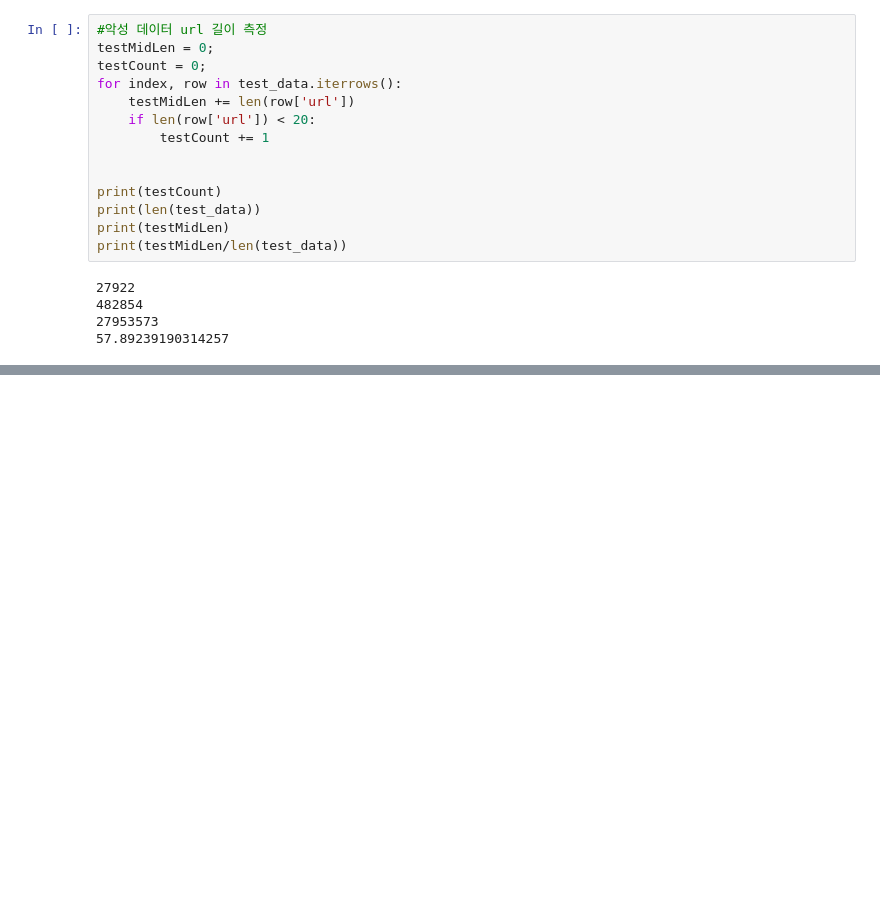
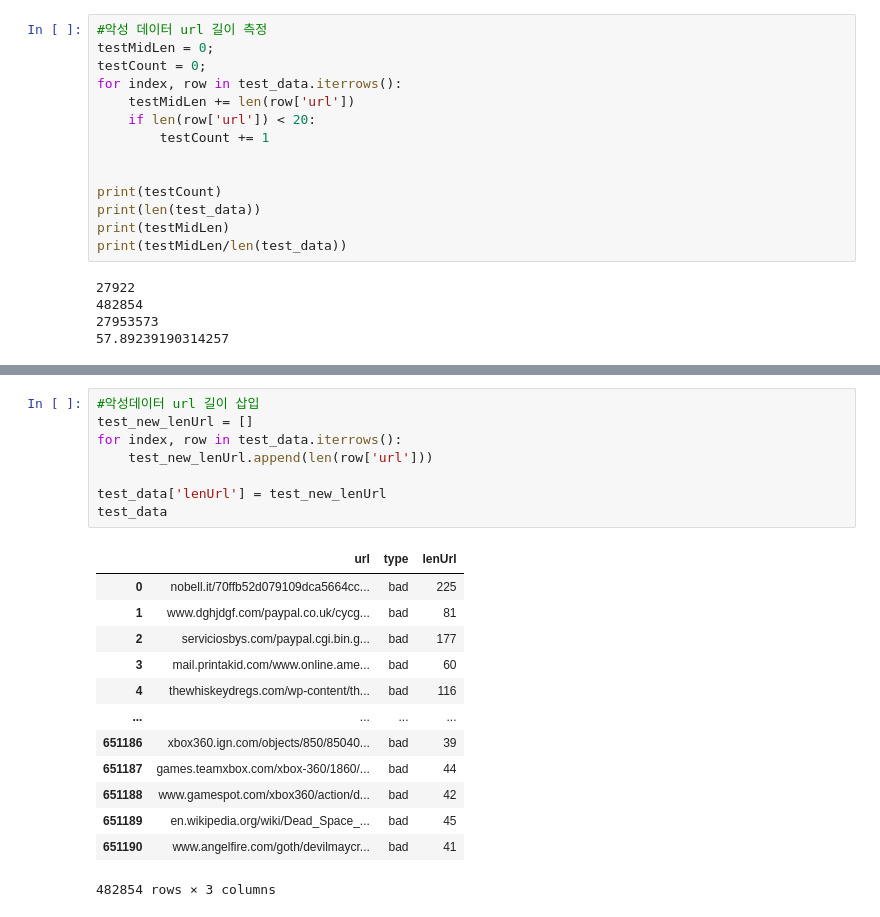
Before and after one commit to swdevsw98/DetectUrl, a Jupyter notebook: UrlDetectionModel.ipynb, the cells around one changed output, grey strips where cells are left out. Drawn from its saved outputs; the diff is of its cells as text; blank space fills up the shorter version.

```diff
--- a/UrlDetectionModel.ipynb
+++ b/UrlDetectionModel.ipynb
@@ -288,0 +304,22 @@ for index, row in test_data.iterrows():
+# %%
+#악성데이터 url 길이 삽입
+test_new_lenUrl = []
+for index, row in test_data.iterrows():
+    test_new_lenUrl.append(len(row['url']))
+
+test_data['lenUrl'] = test_new_lenUrl
+test_data
+# %% [output]
+|  | url | type | lenUrl |
+| 0 | nobell.it/70ffb52d079109dca5664cc... | bad | 225 |
+| 1 | www.dghjdgf.com/paypal.co.uk/cycg... | bad | 81 |
+| 2 | serviciosbys.com/paypal.cgi.bin.g... | bad | 177 |
+| 3 | mail.printakid.com/www.online.ame... | bad | 60 |
+| 4 | thewhiskeydregs.com/wp-content/th... | bad | 116 |
+| ... | ... | ... | ... |
+| 651186 | xbox360.ign.com/objects/850/85040... | bad | 39 |
+| 651187 | games.teamxbox.com/xbox-360/1860/... | bad | 44 |
+| 651188 | www.gamespot.com/xbox360/action/d... | bad | 42 |
+| 651189 | en.wikipedia.org/wiki/Dead_Space_... | bad | 45 |
+| 651190 | www.angelfire.com/goth/devilmaycr... | bad | 41 |
+482854 rows × 3 columns
```
Also changed, not shown: parts of 11 cells of this notebook.
